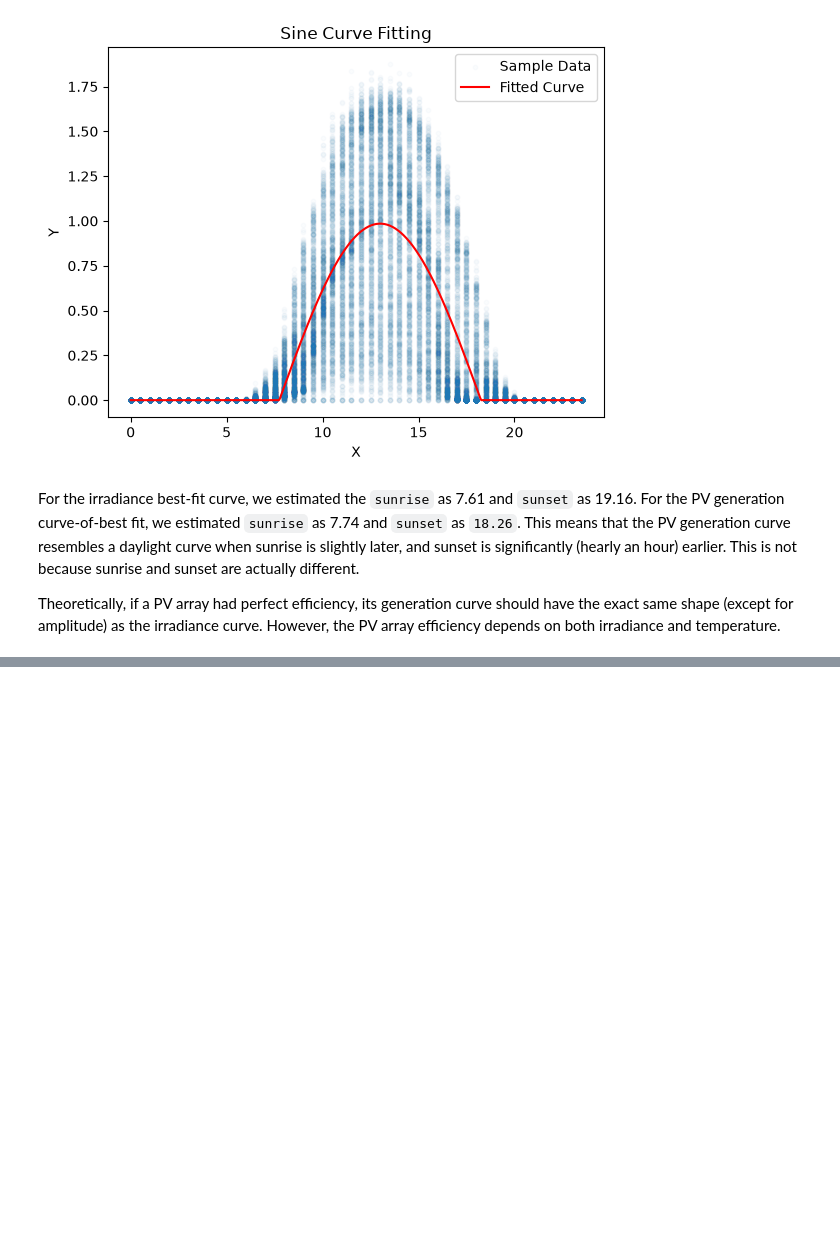
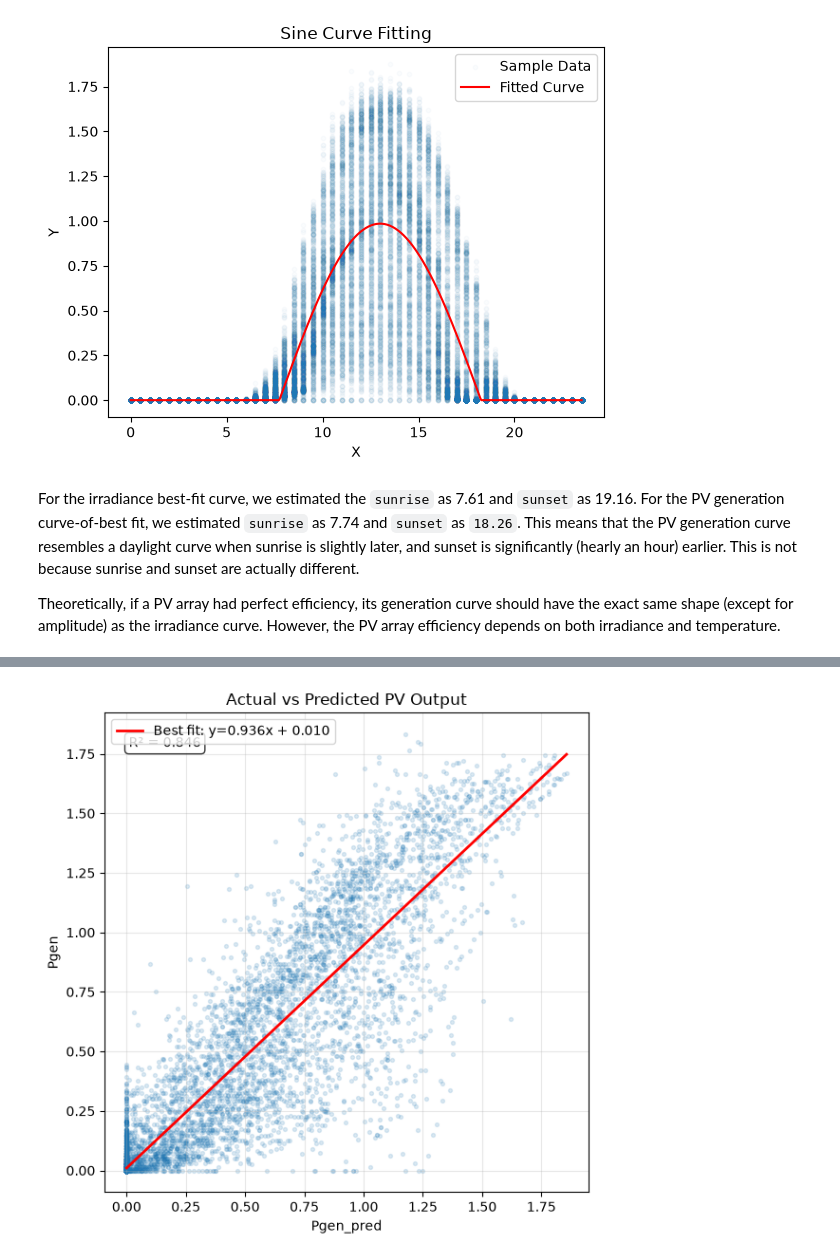
Before and after one commit to codettlaff/Energy-Disaggregation, a Jupyter notebook: data_exploration/casey_sinusoidal_regression.ipynb, the cells around one changed output, grey strips where cells are left out. Saved outputs shown, nothing was run; the diff lists cells and outputs as text; code cells hidden in the pictures; blank space fills up the shorter version.

Commit message:
Finished Initial Sinusoidal Regression Notebook
Got initial results. Need a baselines notebook to understand if this model is actually more useful that simpler approaches. Then refactor this notebook.

```diff
--- a/data_exploration/casey_sinusoidal_regression.ipynb
+++ b/data_exploration/casey_sinusoidal_regression.ipynb
@@ -158,0 +372,21 @@ Theoretically, if a PV array had perfect efficiency, its generation curve should
+# %%
+predicted_df = customer_test_df.copy()
+predicted_df["Pgen_pred"] = np.nan
+
+for _, r in test_results_df.iterrows():
+    day = pd.Timestamp(r["date"])
+    mask = predicted_df["date"] == day
+
+    t = (
+        predicted_df.loc[mask, "datetime"].dt.hour
+        + predicted_df.loc[mask, "datetime"].dt.minute / 60
+        + predicted_df.loc[mask, "datetime"].dt.second / 3600)
+
+    predicted_df.loc[mask, "Pgen_pred"] = daylight_curve(
+        t.to_numpy(),
+        r["predicted_pv_A"],
+        r["predicted_pv_sunrise"],
+        r["predicted_pv_sunset"])
+
+predicted_df = predicted_df.sort_values("datetime").reset_index(drop=True)
+predicted_df.head(10)
@@ -158,0 +405,23 @@ Theoretically, if a PV array had perfect efficiency, its generation curve should
+# %%
+df = predicted_df[["Pgen", "Pgen_pred"]].dropna()
+x = df["Pgen_pred"].to_numpy()
+y = df["Pgen"].to_numpy()
+
+m, b = np.polyfit(x, y, 1)
+y_line = m * x + b
+r2 = 1 - ((y - y_line) ** 2).sum() / ((y - y.mean()) ** 2).sum()
+
+plt.figure(figsize=(6, 6))
+plt.scatter(x, y, s=8, alpha=0.15, color="tab:blue")
+plt.plot(np.sort(x), m * np.sort(x) + b, color="red", lw=2, label=f"Best fit: y={m:.3f}x + {b:.3f}")
+plt.text(0.05, 0.95, f"R² = {r2:.3f}", transform=plt.gca().transAxes, va="top",
+         bbox=dict(boxstyle="round,pad=0.3", facecolor="white", alpha=0.8))
+plt.xlabel("Pgen_pred")
+plt.ylabel("Pgen")
+plt.title("Actual vs Predicted PV Output")
+plt.grid(alpha=0.3)
+plt.legend()
+plt.tight_layout()
+plt.show()
+# %% [output]
+[figure, added]
```
Also changed, not shown: parts of 9 cells of this notebook.
